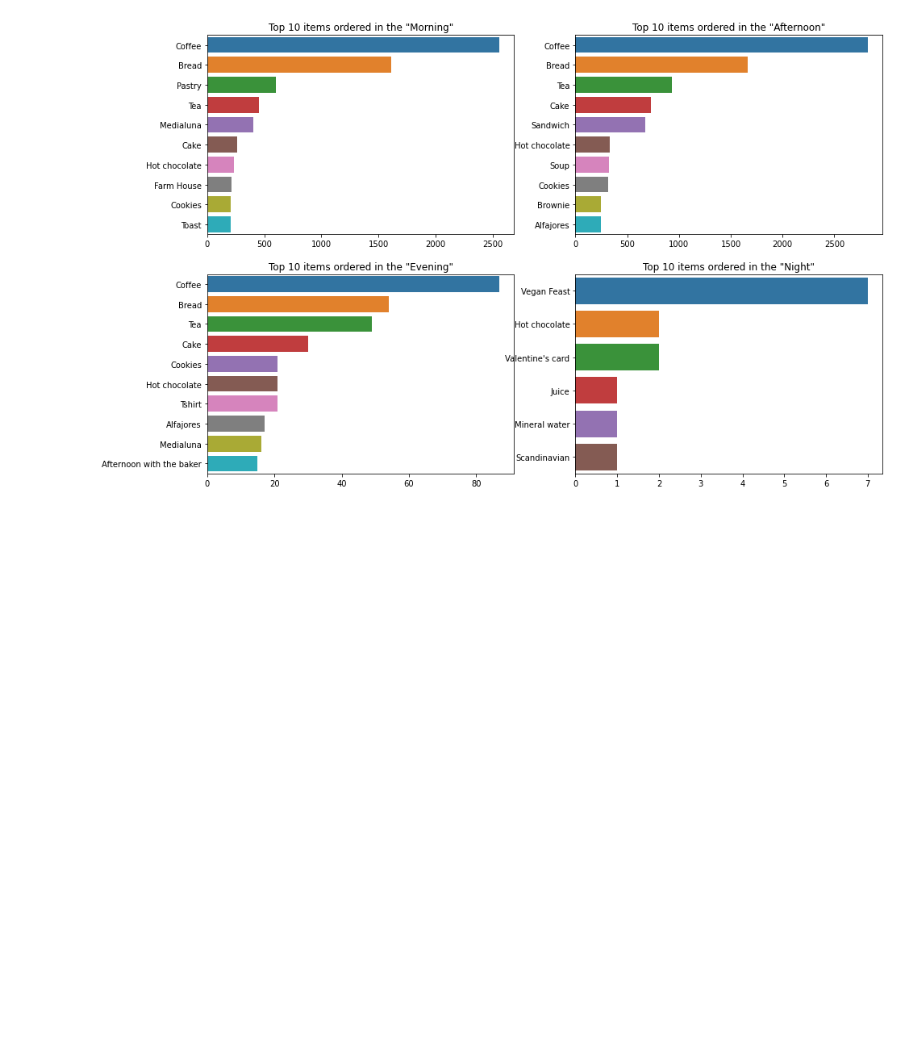
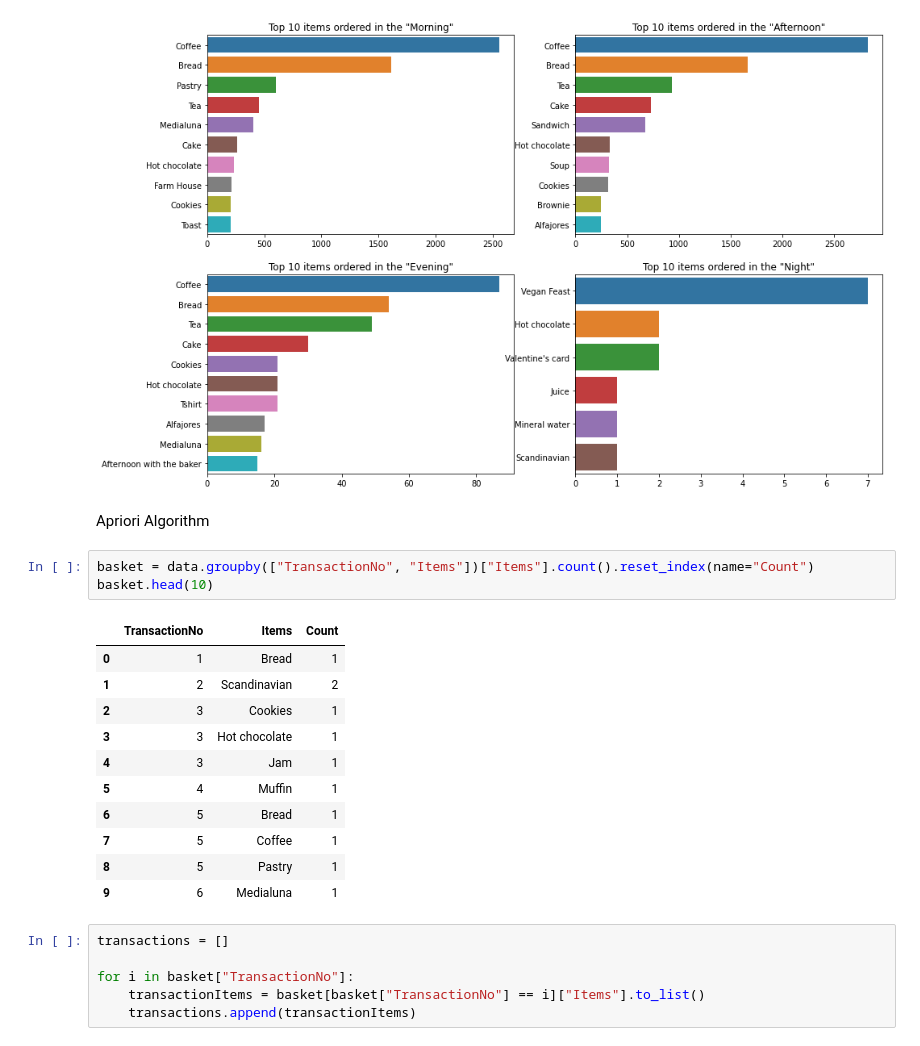
Before and after one commit to Jenil-Vekaria/BakeryShop-Apriori-Algorithm, a Jupyter notebook: BakeryShopAssociation.ipynb, the cells around one changed output. Drawn from its saved outputs; the diff is of its cells as text; blank space fills up the shorter version.

```diff
--- a/BakeryShopAssociation.ipynb
+++ b/BakeryShopAssociation.ipynb
@@ -210,3 +210,26 @@ for i, day in enumerate(day):
 plt.show()
 # %% [output]
 [figure]
+# %% [markdown]
+Apriori Algorithm
+# %%
+basket = data.groupby(["TransactionNo", "Items"])["Items"].count().reset_index(name="Count")
+basket.head(10)
+# %% [output]
+|  | TransactionNo | Items | Count |
+| 0 | 1 | Bread | 1 |
+| 1 | 2 | Scandinavian | 2 |
+| 2 | 3 | Cookies | 1 |
+| 3 | 3 | Hot chocolate | 1 |
+| 4 | 3 | Jam | 1 |
+| 5 | 4 | Muffin | 1 |
+| 6 | 5 | Bread | 1 |
+| 7 | 5 | Coffee | 1 |
+| 8 | 5 | Pastry | 1 |
+| 9 | 6 | Medialuna | 1 |
+# %%
+transactions = []
+
+for i in basket["TransactionNo"]:
+    transactionItems = basket[basket["TransactionNo"] == i]["Items"].to_list()
+    transactions.append(transactionItems)
```
Also changed, not shown: parts of 10 cells of this notebook, 1 other file.
